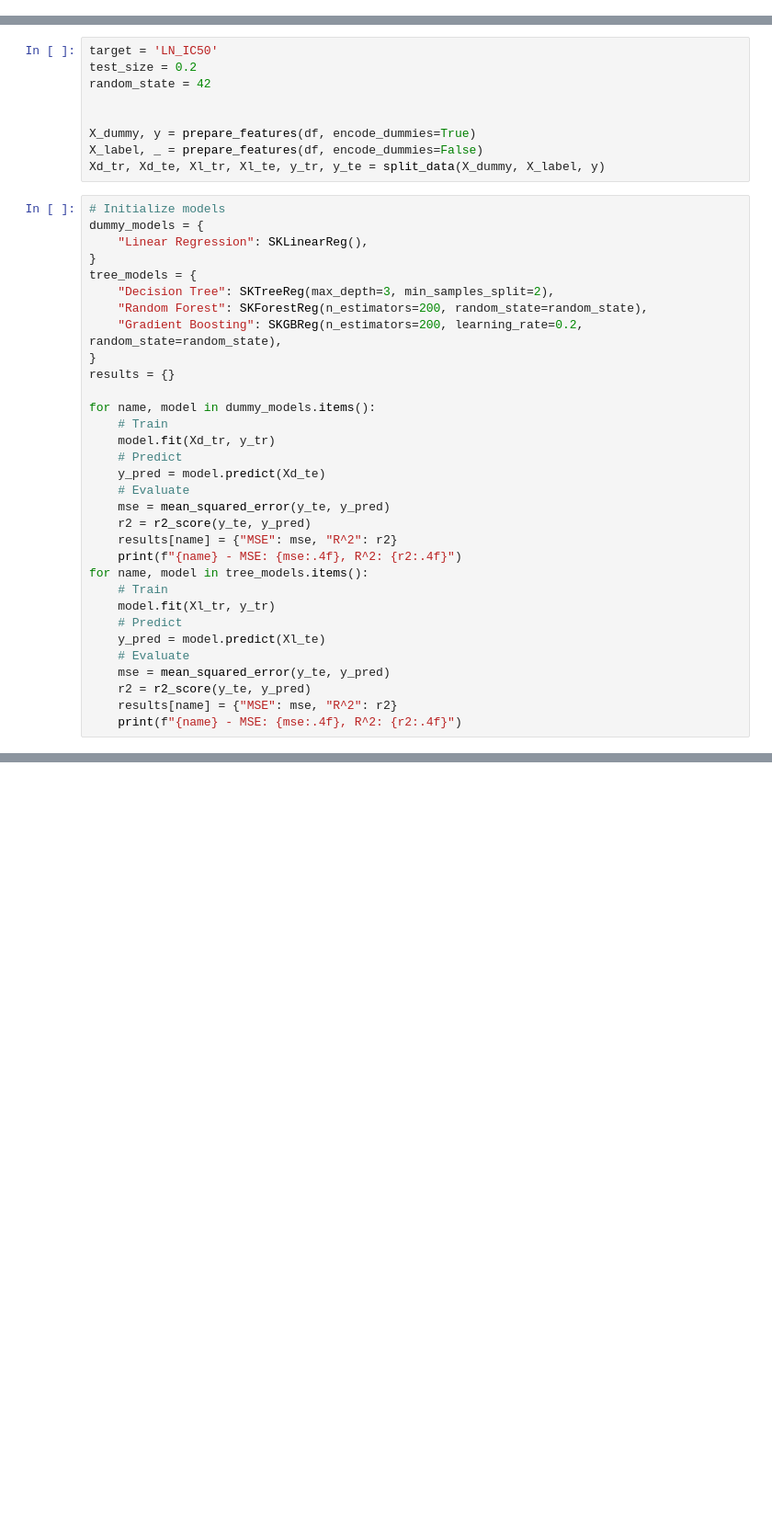
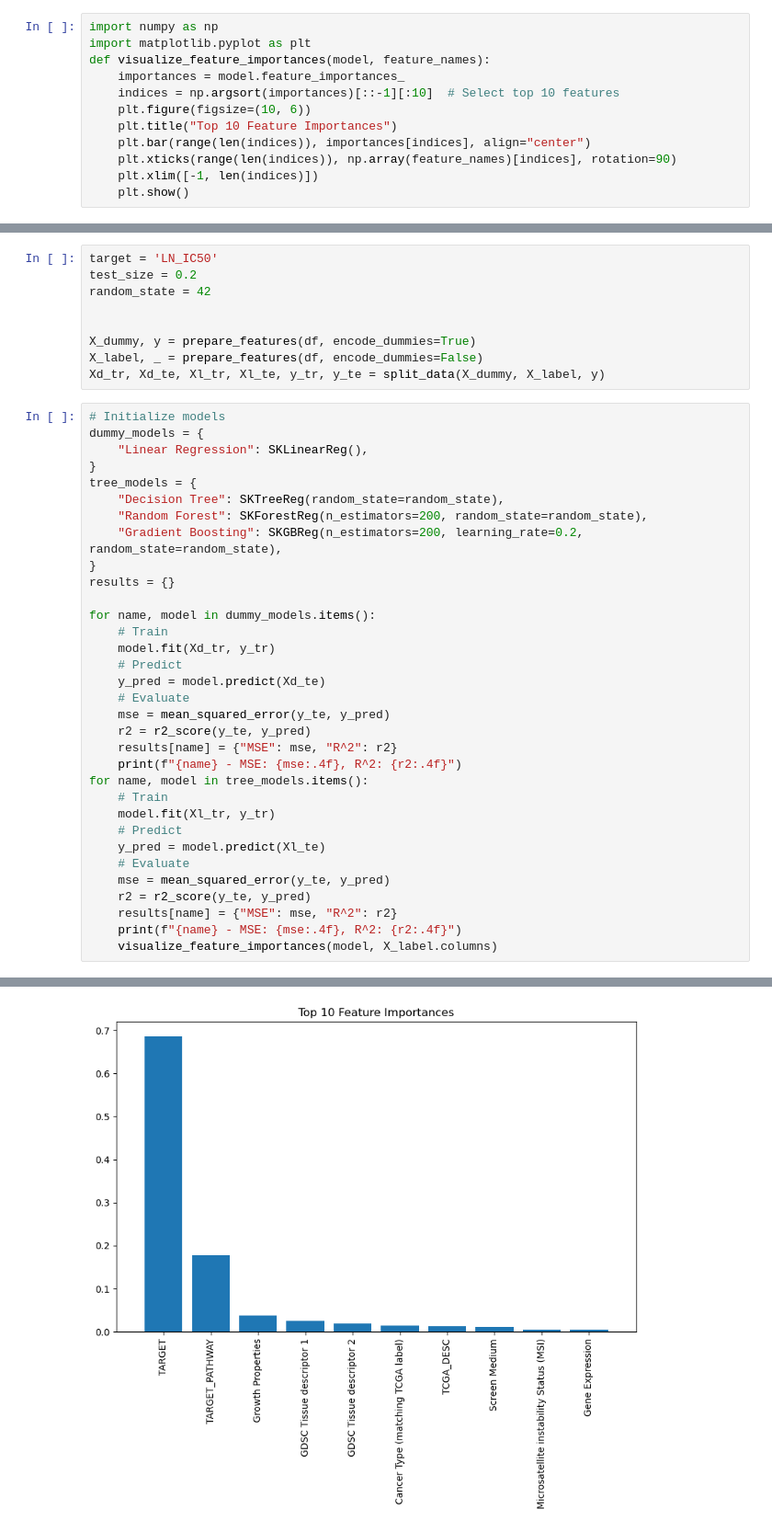
Before and after one commit to hongsheng-lai/ML_GDSC, a Jupyter notebook: regression.ipynb, the cells around one changed output, grey strips where cells are left out. Shown at 92% size. Cells and saved outputs as stored; diff of their text form; blank space fills up the shorter version.

```diff
--- a/regression.ipynb
+++ b/regression.ipynb
@@ -7,3 +9,15 @@ df = load_gdsc()
+# %%
+import numpy as np
+import matplotlib.pyplot as plt
+def visualize_feature_importances(model, feature_names):
+    importances = model.feature_importances_
+    indices = np.argsort(importances)[::-1][:10]  # Select top 10 features
+    plt.figure(figsize=(10, 6))
+    plt.title("Top 10 Feature Importances")
+    plt.bar(range(len(indices)), importances[indices], align="center")
+    plt.xticks(range(len(indices)), np.array(feature_names)[indices], rotation=90)
+    plt.xlim([-1, len(indices)])
+    plt.show()
 # %% [markdown]
 ## Regression with Packages
 # %%
@@ -28,7 +42,7 @@ dummy_models = {
     "Linear Regression": SKLinearReg(),
 }
 tree_models = {
-    "Decision Tree": SKTreeReg(max_depth=3, min_samples_split=2),
+    "Decision Tree": SKTreeReg(random_state=random_state),
     "Random Forest": SKForestReg(n_estimators=200, random_state=random_state),
     "Gradient Boosting": SKGBReg(n_estimators=200, learning_rate=0.2, random_state=random_state),
 }
@@ -54,5 +68,6 @@ for name, model in tree_models.items():
     r2 = r2_score(y_te, y_pred)
     results[name] = {"MSE": mse, "R^2": r2}
     print(f"{name} - MSE: {mse:.4f}, R^2: {r2:.4f}")
+    visualize_feature_importances(model, X_label.columns)
 # %% [output]
 Linear Regression - MSE: 2.0986, R^2: 0.7024
@@ -61,0 +75 @@ Gradient Boosting - MSE: 2.1917, R^2: 0.6892
+[figure, added]
```
Also changed, not shown: parts of 13 cells of this notebook, 3 other files.
